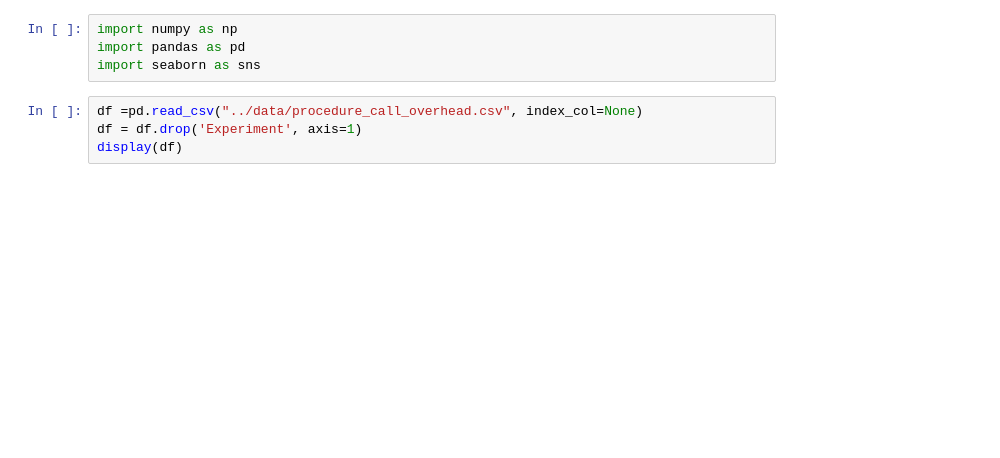
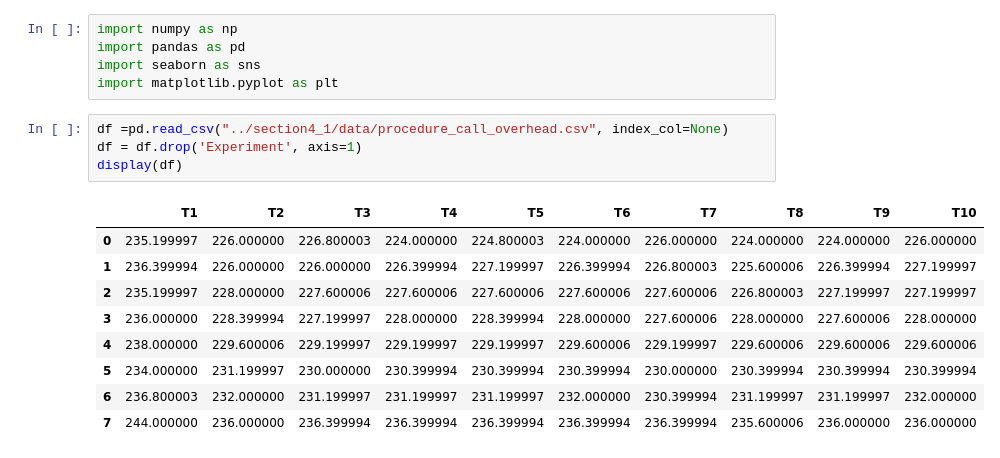
Before and after one commit to danielreznikov/OSX-System-Profiling, a Jupyter notebook: notebooks/atrefler-procedure_call_overhead.ipynb, the cells around one changed output. Drawn from its saved outputs; the diff is of its cells as text; blank space fills up the shorter version.

Commit message:
contention is working. previous sections rerurn with correct system configurations.

```diff
--- a/notebooks/atrefler-procedure_call_overhead.ipynb
+++ b/notebooks/atrefler-procedure_call_overhead.ipynb
@@ -2,10 +2,21 @@
 import numpy as np
 import pandas as pd
 import seaborn as sns
+import matplotlib.pyplot as plt
 # %%
-df =pd.read_csv("../data/procedure_call_overhead.csv", index_col=None)
+df =pd.read_csv("../section4_1/data/procedure_call_overhead.csv", index_col=None)
 df = df.drop('Experiment', axis=1)
 display(df)
+# %% [output]
+|  | T1 | T2 | T3 | T4 | T5 | T6 | T7 | T8 | T9 | T10 |
+| 0 | 235.199997 | 226.000000 | 226.800003 | 224.000000 | 224.800003 | 224.000000 | 226.000000 | 224.000000 | 224.000000 | 226.000000 |
+| 1 | 236.399994 | 226.000000 | 226.000000 | 226.399994 | 227.199997 | 226.399994 | 226.800003 | 225.600006 | 226.399994 | 227.199997 |
+| 2 | 235.199997 | 228.000000 | 227.600006 | 227.600006 | 227.600006 | 227.600006 | 227.600006 | 226.800003 | 227.199997 | 227.199997 |
+| 3 | 236.000000 | 228.399994 | 227.199997 | 228.000000 | 228.399994 | 228.000000 | 227.600006 | 228.000000 | 227.600006 | 228.000000 |
+| 4 | 238.000000 | 229.600006 | 229.199997 | 229.199997 | 229.199997 | 229.600006 | 229.199997 | 229.600006 | 229.600006 | 229.600006 |
+| 5 | 234.000000 | 231.199997 | 230.000000 | 230.399994 | 230.399994 | 230.399994 | 230.000000 | 230.399994 | 230.399994 | 230.399994 |
+| 6 | 236.800003 | 232.000000 | 231.199997 | 231.199997 | 231.199997 | 232.000000 | 230.399994 | 231.199997 | 231.199997 | 232.000000 |
+| 7 | 244.000000 | 236.000000 | 236.399994 | 236.399994 | 236.399994 | 236.399994 | 236.399994 | 235.600006 | 236.000000 | 236.000000 |
 # %%
 print("Means by Number of Args:")
 display(np.round(df.mean(axis=1)))
```
Also changed, not shown: parts of 4 cells of this notebook, 7 other files.
